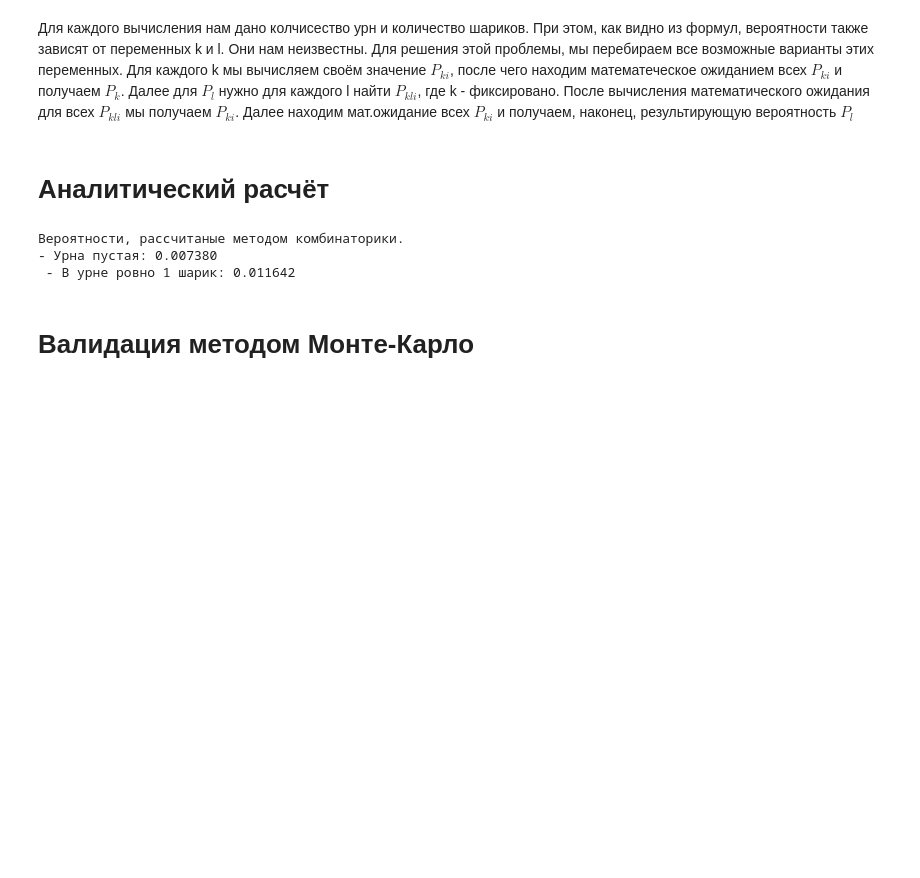
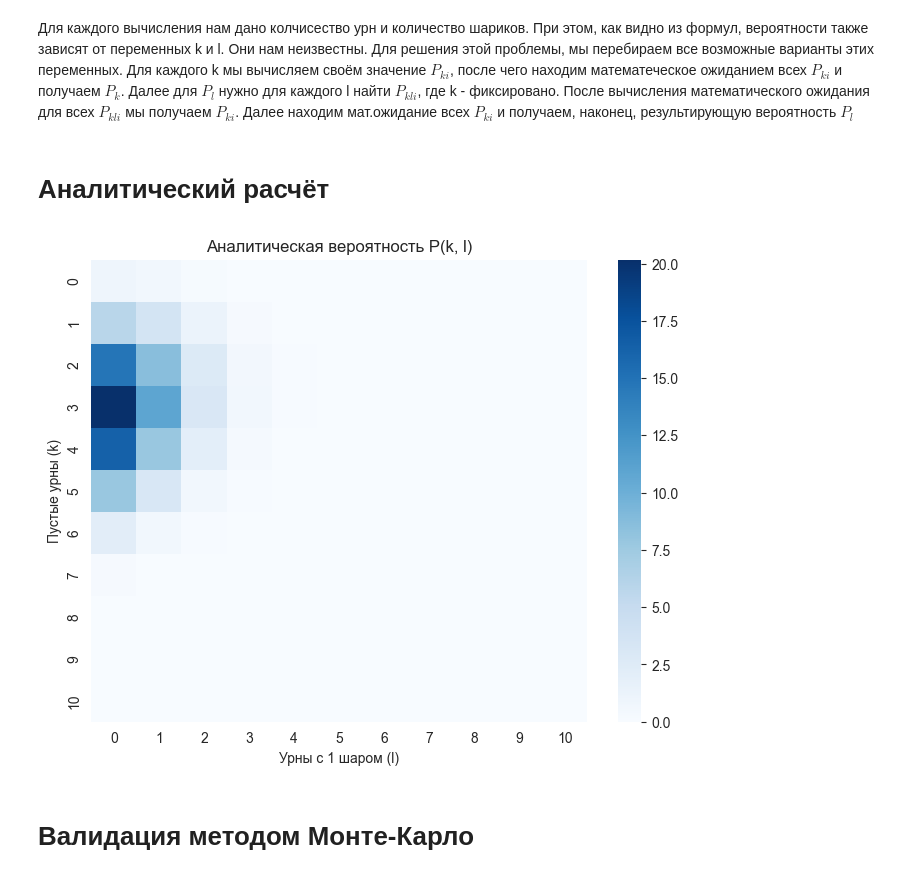
Before and after one commit to VilmenAbramian/analitica, a Jupyter notebook: experiments.ipynb, the cells around one changed output. Drawn from its saved outputs; the diff is of its cells as text; code cells hidden in the pictures; blank space fills up the shorter version.

```diff
--- a/experiments.ipynb
+++ b/experiments.ipynb
@@ -33,16 +35,16 @@ $P_l = P_l(k,l,n,m) = P_k(k,n,m) * P(l,n-(m-k),m-k)$
 # %% [markdown]
 # Аналитический расчёт
 # %%
-probs_k = calculate_k_probs(URNS_NUMBER, BALLS_NUMBER) # Вероятности того, что урна будет пуста
-probs_l = calculate_l_probs(URNS_NUMBER, BALLS_NUMBER) # Вероятности того, что в урне будет 1 шарик
-probs_l = [np.mean(pkli) for pkli in probs_l]
-print('Вероятности, рассчитаные методом комбинаторики.')
-print(f'- Урна пустая: {np.mean(probs_k):.6f}')
-print(f' - В урне ровно 1 шарик: {np.mean(probs_l):.6f}')
+prob_matrix = analit_probs_k_l(URNS_NUMBER, BALLS_NUMBER)
+
+plt.figure(figsize=(8, 6))
+sns.heatmap(prob_matrix, annot=False, fmt=".5f", cmap="Blues")
+plt.xlabel("Урны с 1 шаром (l)")
+plt.ylabel("Пустые урны (k)")
+plt.title("Аналитическая вероятность P(k, l)")
+plt.show()
 # %% [output]
-Вероятности, рассчитаные методом комбинаторики.
-- Урна пустая: 0.007380
- - В урне ровно 1 шарик: 0.011642
+[figure, added]
 # %% [markdown]
 # Валидация методом Монте-Карло
 # %%
```
Also changed, not shown: parts of 2 cells of this notebook, 2 other files.
